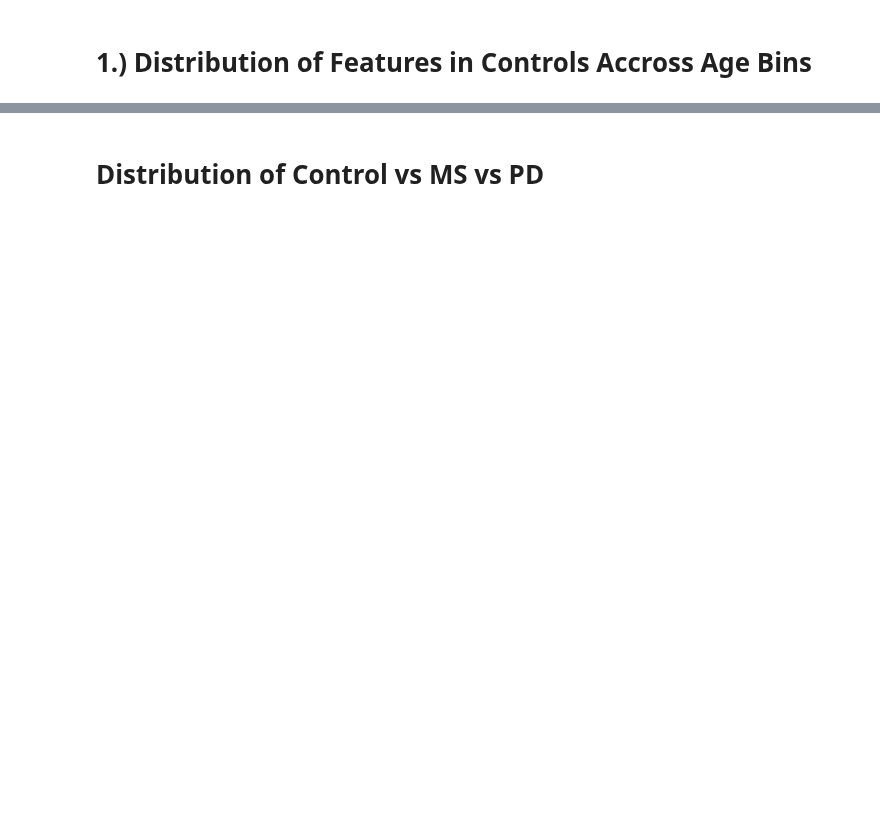
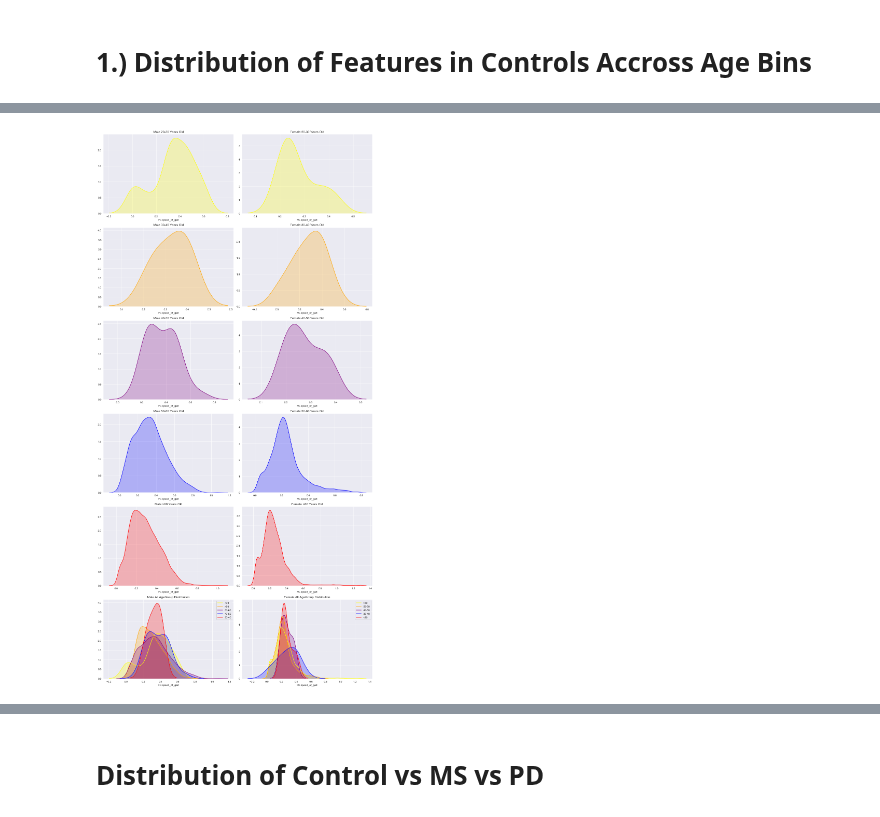
Before and after one commit to arytontediarjo/mPower-Analysis, a Jupyter notebook: Notebooks/Feature-analysis-notebook/distributions_gait_user.ipynb, the cells around one changed output, grey strips where cells are left out. Saved outputs shown, nothing was run; the diff lists cells and outputs as text; code cells hidden in the pictures; blank space fills up the shorter version.

```diff
--- a/Notebooks/Feature-analysis-notebook/distributions_gait_user.ipynb
+++ b/Notebooks/Feature-analysis-notebook/distributions_gait_user.ipynb
@@ -74 +122,6 @@ visualize_agegroups(data[(data["is_control"] == 1) & (data["gender"] == "male")]
+# %%
+## Number of Steps
+visualize_agegroups(data[(data["is_control"] == 1)], "FC.speed_of_gait")
+# %% [output]
+[figure, added]
 # %%
```
Also changed, not shown: parts of 15 cells of this notebook, 2 other files.
